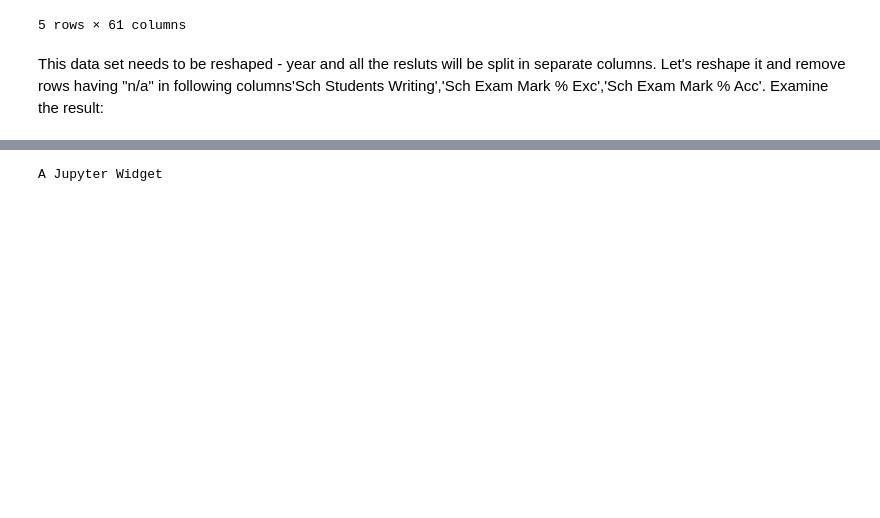
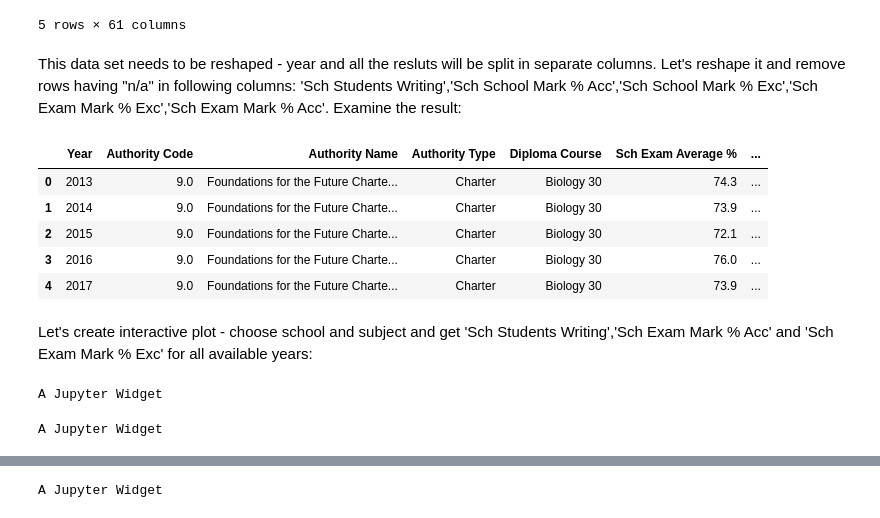
Before and after one commit to callysto/callysto-sample-notebooks, a Jupyter notebook: notebooks/Exam_data_results_by_school.ipynb, the cells around one changed output, grey strips where cells are left out. Drawn from its saved outputs; the diff is of its cells as text; code cells hidden in the pictures; blank space fills up the shorter version.

```diff
--- a/notebooks/Exam_data_results_by_school.ipynb
+++ b/notebooks/Exam_data_results_by_school.ipynb
@@ -47,5 +57,77 @@ school_results.head()
 | 4 | Mathematics 30-1 | Charter | 9.0 | Foundations for the Future Charte... | 12.0 | FFCA High School Campus | ... |
 5 rows × 61 columns
 # %% [markdown]
-This data set needs to be reshaped - year and all the resluts will be split in separate columns. Let's reshape it and remove rows  having  "n/a" in following columns'Sch Students Writing','Sch Exam Mark % Exc','Sch Exam Mark % Acc'.
+This data set needs to be reshaped - year and all the resluts will be split in separate columns. Let's reshape it and remove rows  having  "n/a" in following columns: 'Sch Students Writing','Sch School Mark % Acc','Sch School Mark % Exc','Sch Exam Mark % Exc','Sch Exam Mark % Acc'.
 Examine the result:
+# %%
+school_results_reshaped  = school_results.copy()
+
+def splitter(string):
+    r = re.compile(r'\d{4}|\S.*$')
+    return r.findall(string)
+
+cols = list(school_results_reshaped)[0:6]
+years = ['2013', '2014', '2015', '2016', '2017']
+
+for year in years:
+    for names in cols:
+        school_results_reshaped[str(year +" "+names)] = school_results_reshaped[names]
+
+school_results_reshaped.columns = pd.MultiIndex.from_tuples([tuple(splitter(c)) for c in school_results_reshaped.columns])
+school_results_reshaped = school_results_reshaped.stack(0).reset_index(1)
+
+school_results_reshaped.rename(columns={'level_1': "Year"}, inplace=True)
+school_results_reshaped = school_results_reshaped.reset_index(drop=True)
+school_results_reshaped[['Sch Students Writing','Sch School Mark % Acc','Sch School Mark % Exc','Sch Exam Mark % Exc','Sch Exam Mark % Acc']]=school_results_reshaped[['Sch Students Writing','Sch School Mark % Acc','Sch School Mark % Exc','Sch Exam Mark % Exc','Sch Exam Mark % Acc']].apply(pd.to_numeric, errors='coerce')
+school_results_reshaped=school_results_reshaped.dropna(subset=['Sch Students Writing','Sch School Mark % Acc','Sch Exam Mark % Exc','Sch School Mark % Exc','Sch Exam Mark % Acc'])
+school_results_reshaped=school_results_reshaped[:-5]
+school_results_reshaped.head()
+# %% [output]
+|  | Year | Authority Code | Authority Name | Authority Type | Diploma Course | Sch Exam Average % | ... |
+| 0 | 2013 | 9.0 | Foundations for the Future Charte... | Charter | Biology 30 | 74.3 | ... |
+| 1 | 2014 | 9.0 | Foundations for the Future Charte... | Charter | Biology 30 | 73.9 | ... |
+| 2 | 2015 | 9.0 | Foundations for the Future Charte... | Charter | Biology 30 | 72.1 | ... |
+| 3 | 2016 | 9.0 | Foundations for the Future Charte... | Charter | Biology 30 | 76.0 | ... |
+| 4 | 2017 | 9.0 | Foundations for the Future Charte... | Charter | Biology 30 | 73.9 | ... |
+# %% [markdown]
+Let's create interactive plot - choose school and subject and get 'Sch Students Writing','Sch Exam Mark % Acc' and 'Sch Exam Mark % Exc' for all available years:
+# %%
+def view_schools(subject):
+
+    result = school_results_reshaped[school_results_reshaped['School Name'] == schoolW.value]
+    result = result[result['Diploma Course'] == subject]
+
+    trace1 = go.Bar( x= result['Year'], y=result['Sch Students Writing'],
+                name='Number of students taken the course', marker=dict(color='#59606D'))
+
+    trace2 = go.Bar(x=result['Year'], y=result['Sch Students Writing']/100*result['Sch Exam Mark % Acc'],
+                name='Number of students achieved acceptable standard', marker=dict(color='#ffcdd2'))
+
+    trace3 = go.Bar(x=result['Year'], y=result['Sch Students Writing']/100*result['Sch Exam Mark % Exc'],
+        name='Number of students achieved standard of excellence',marker=dict(color='#A2D5F2'))
+
+
+    data = [trace1, trace2, trace3]
+    layout = go.Layout(title=subject + "/" + schoolW.value,
+                xaxis=dict(title='Year'),
+                yaxis=dict(title='Number of students'))
+    fig = go.Figure(data=data, layout=layout)
+
+    iplot(fig)
+
+
+def select_school(school):
+    subjectW.options = school_results_reshaped[school_results_reshaped['School Name'] == school]['Diploma Course'].unique()
+
+
+schoolW = widgets.Select(options=np.sort(school_results_reshaped['School Name'].unique()))
+subjectW = widgets.Select(options=school_results_reshaped[school_results_reshaped['School Name'] == schoolW]['Diploma Course'].unique())
+
+i = widgets.interactive(select_school, school=schoolW)
+j = widgets.interactive(view_schools, subject=subjectW)
+
+display(i)
+display(j)
+# %% [output]
+A Jupyter Widget
+A Jupyter Widget
```
Also changed, not shown: parts of 9 cells of this notebook.
